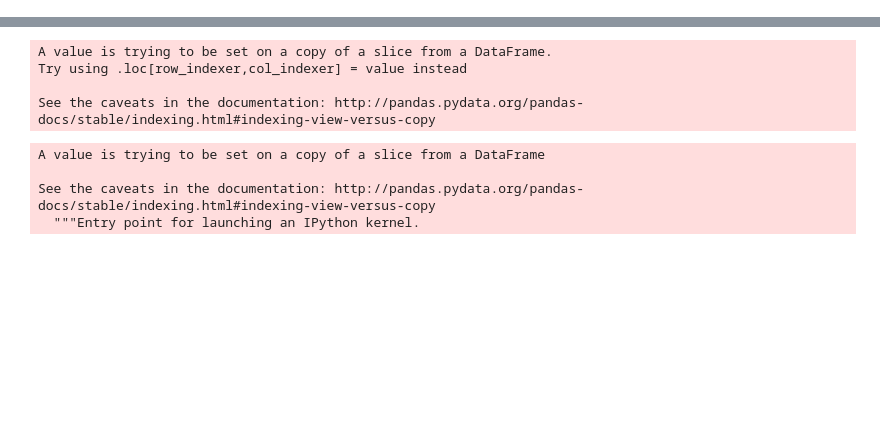
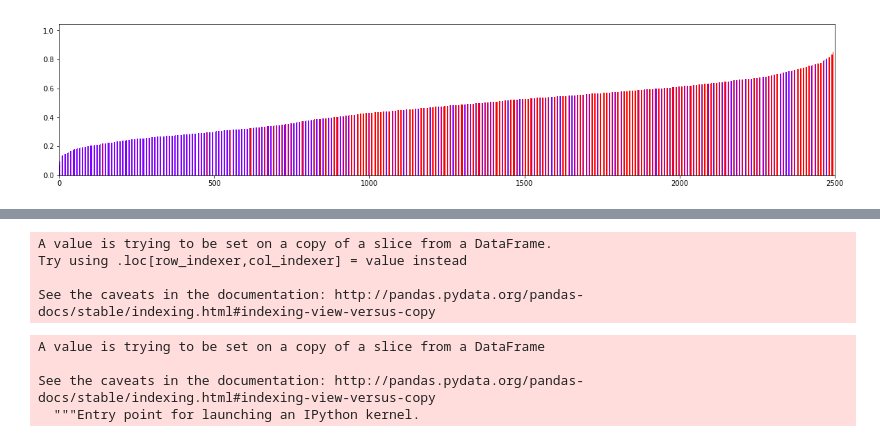
Before and after one commit to caitlinkuhlman/fair_ranking, a Jupyter notebook: Synthetic_Data.ipynb, the cells around one changed output, grey strips where cells are left out. Cells and saved outputs as stored; diff of their text form; code cells hidden in the pictures; blank space fills up the shorter version.

```diff
--- a/Synthetic_Data.ipynb
+++ b/Synthetic_Data.ipynb
@@ -170,0 +75,5 @@ plt.show()
+# %%
+under_data = under_rank(data, .5, .5, 0.)
+plot_rank(under_data.sample(frac=0.25).sort_values('y'))
+# %% [output]
+[figure, added]
```
Also changed, not shown: parts of 28 cells of this notebook, 2 other files.
